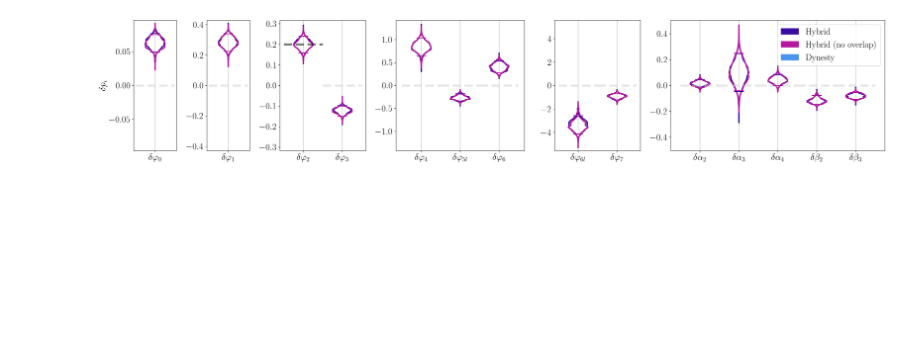
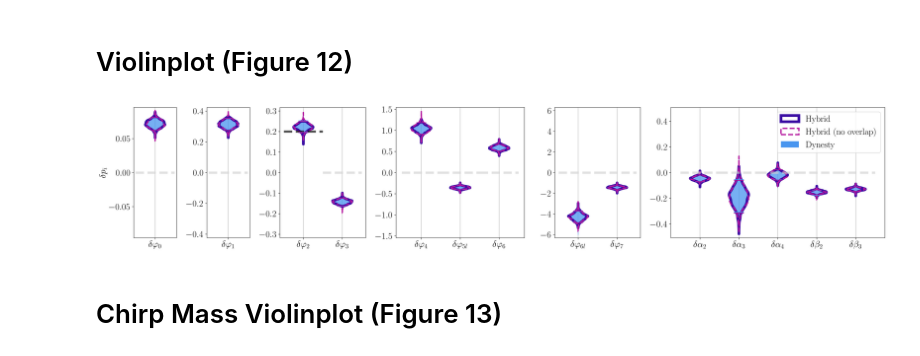
Before and after one commit to noahewolfe/tgr-hybrid-sampling, a Jupyter notebook: high-snr-injection.ipynb, the cells around one changed output. Cells and saved outputs as stored; diff of their text form; code cells hidden in the pictures; blank space fills up the shorter version.

```diff
--- a/high-snr-injection.ipynb
+++ b/high-snr-injection.ipynb
@@ -79,20 +54,0 @@ Index(['chirp_mass', 'mass_ratio', 'ra', 'dec', 'd_beta_3'], dtype='object')
-# %%
-verif_parentdir = "/home/noah.wolfe/bgr_source_model/paper_runs/highsnr-bgr-injection/verification"
-
-unique_dpi = set([ run[0] for run in dpi_runs ])
-
-for dpi in tqdm(unique_dpi):
-    verif_label = f"dynesty-highsnr-bgr-injection_{dpi}"
-    verif_longname = get_bilby_longname(verif_label)
-
-    verif_outdir = os.path.join(verif_parentdir, verif_label)
-    if not os.path.isdir(verif_outdir):
-        print(f"Missing a verification run outdir for {dpi}!")
-        continue
-
-    verif_resultpath = os.path.join(verif_outdir, "result", f"{verif_longname}_dynesty_result.json")
-    if not os.path.isfile(verif_resultpath):
-        print(f"Missing a verification run result for {dpi}!")
-        continue
-
-    dpi_runs[(dpi, "0.0", "comp")] = bilby.core.result.read_in_result(verif_resultpath)
@@ -115,0 +55,9 @@ Missing a verification run result for d_alpha_4!
+# %%
+for dpi in dpi_vals.keys():
+    posterior = pd.read_hdf("./bgr_results/injection_direct.hdf5", key=dpi)
+
+    dpi_runs[(dpi, "0.0", "comp")] = bilby.core.result.Result(
+        posterior = posterior,
+        search_parameter_keys = list( posterior.columns ),
+        samples = posterior.values
+    )
@@ -116,11 +122,20 @@ Missing a verification run result for d_alpha_4!
+# %% [markdown]
+# Violinplot (Figure 12)
 # %%
 fig, axes = violinplot(
     runs = dpi_runs,
-    param_key = "dpi", truth = dpi_vals, param_label = r"$\delta p_i$",
+    param_key = "dpi",
+    truth = dpi_vals,
+    param_label = r"$\delta p_i$",
+    labels = [ "Hybrid", "Hybrid (no overlap)", "Dynesty" ],
     fig_kwargs=dict(figsize=(25,5))
 )
+
+fig.savefig("./gw150914_violinplot.pdf", bbox_inches="tight")
 # %% [output]
-[figure, old version]
+[figure, new version]
+# %% [markdown]
+# Chirp Mass Violinplot (Figure 13)
 # %%
 fig, axes = violinplot(
     runs = { k : v for k,v in dpi_runs.items() if k[1] == "0.9" and k[2] == "hybrid" },
```
Also changed, not shown: parts of 21 cells of this notebook, 19 other files.
